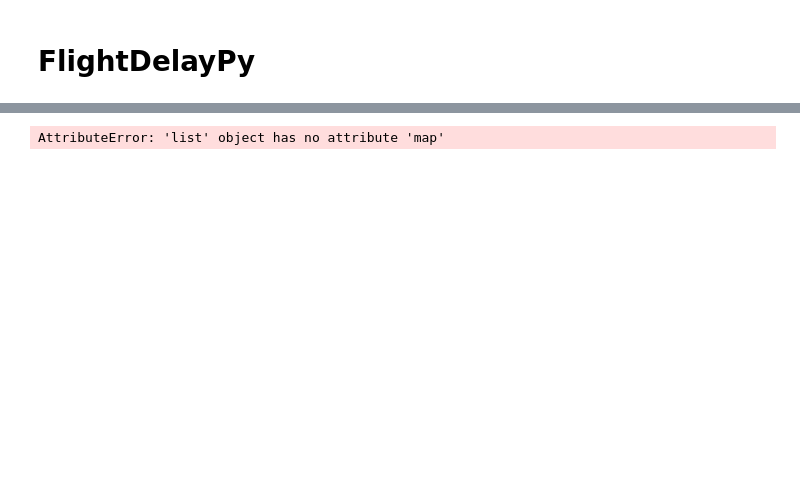
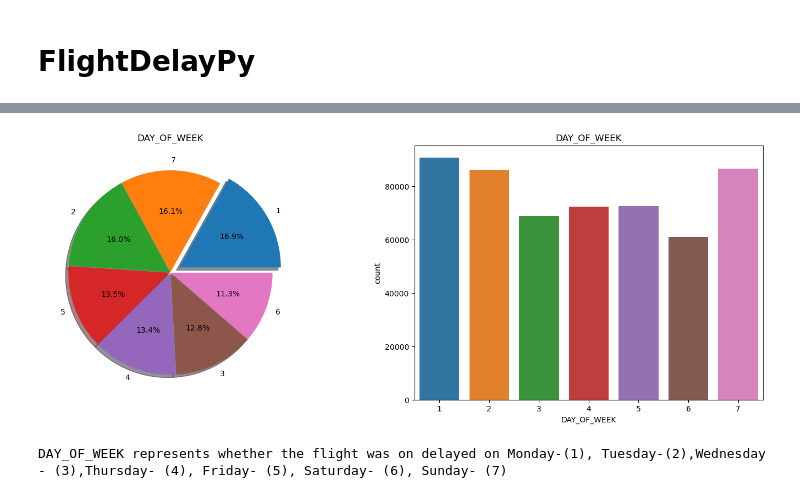
Before and after one commit to henrynguyen65/project-one, a Jupyter notebook: FlightDelayPy.ipynb, the cells around one changed output, grey strips where cells are left out. Cells and saved outputs as stored; diff of their text form; code cells hidden in the pictures; blank space fills up the shorter version.

```diff
--- a/FlightDelayPy.ipynb
+++ b/FlightDelayPy.ipynb
@@ -127,28 +169,17 @@ value.plot(kind='barh')
-# %%
-data = {
-    "OP_UNIQUE_CARRIER": ["WN", "OO", "AA", "DL", "MQ", "YX", "UA", "OH", "G4", "AS", "F9"],
-
-}
-
-# Dictionary mapping abbreviations to full names
-airline_abb = {
-    "WN": "Southwest Airlines",
-    "OO": "SkyWest Airlines",
-    "AA": "American Airlines",
-    "DL": "Delta Airlines",
-    "MQ": "Envoy Air",
-    "YX": "Republic Airline",
-    "UA": "United Air Lines",
-    "OH": "PSA Airlines",
-    "G4": "Allegiant Air",
-    "AS": "Alaska Airlines",
-    "F9": "Frontier Airlines",
-}
-
-# Function to map abbreviations to full names
-def map_abbreviations(abbreviation):
-    return airline_abb.get(abbreviation, abbreviation)
-
-data["OP_UNIQUE_CARRIER"] = data["OP_UNIQUE_CARRIER"].map(map_abbreviations)
-# %% [output]
-AttributeError: 'list' object has no attribute 'map'
+# %%
+f, ax = plt.subplots(1, 2, figsize=(18, 6))
+
+# Pie chart
+flight_data_df['DAY_OF_WEEK'].value_counts().plot.pie(explode=[0.1, 0.005, 0.005, 0.005, 0.005, 0.005, 0.005], autopct='%1.1f%%', ax=ax[0], shadow=True, labels=flight_data_df['DAY_OF_WEEK'].value_counts().index)
+ax[0].set_title('DAY_OF_WEEK')
+ax[0].set_ylabel('')
+
+# Count plot
+sns.countplot(x='DAY_OF_WEEK', data=flight_data_df, ax=ax[1])
+ax[1].set_title('DAY_OF_WEEK')
+
+plt.show()
+print('DAY_OF_WEEK represents whether the flight was on delayed on Monday-(1), Tuesday-(2),Wednesday - (3),Thursday- (4), Friday- (5), Saturday- (6), Sunday- (7)')
+# %% [output]
+[figure, added]
+DAY_OF_WEEK represents whether the flight was on delayed on Monday-(1), Tuesday-(2),Wednesday - (3),Thursday- (4), Friday- (5), Saturday- (6), Sunday- (7)
```
Also changed, not shown: parts of 28 cells of this notebook.
